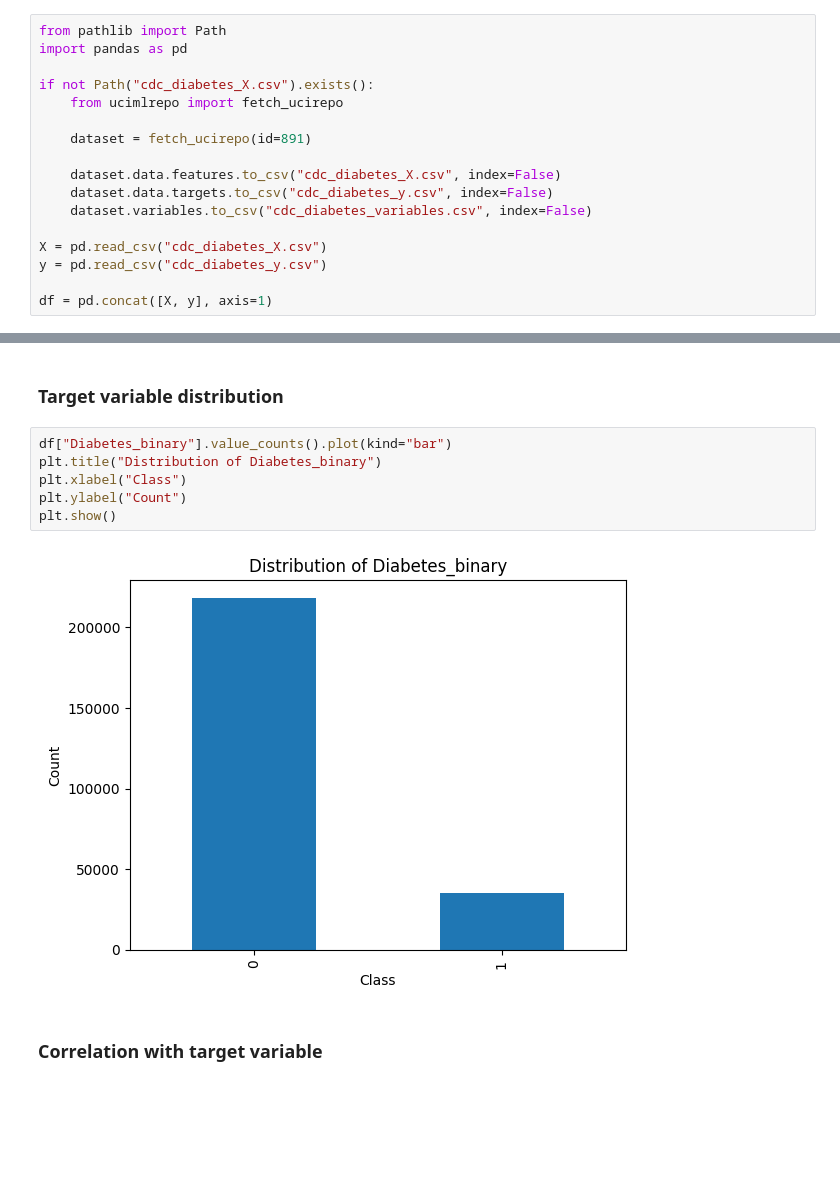
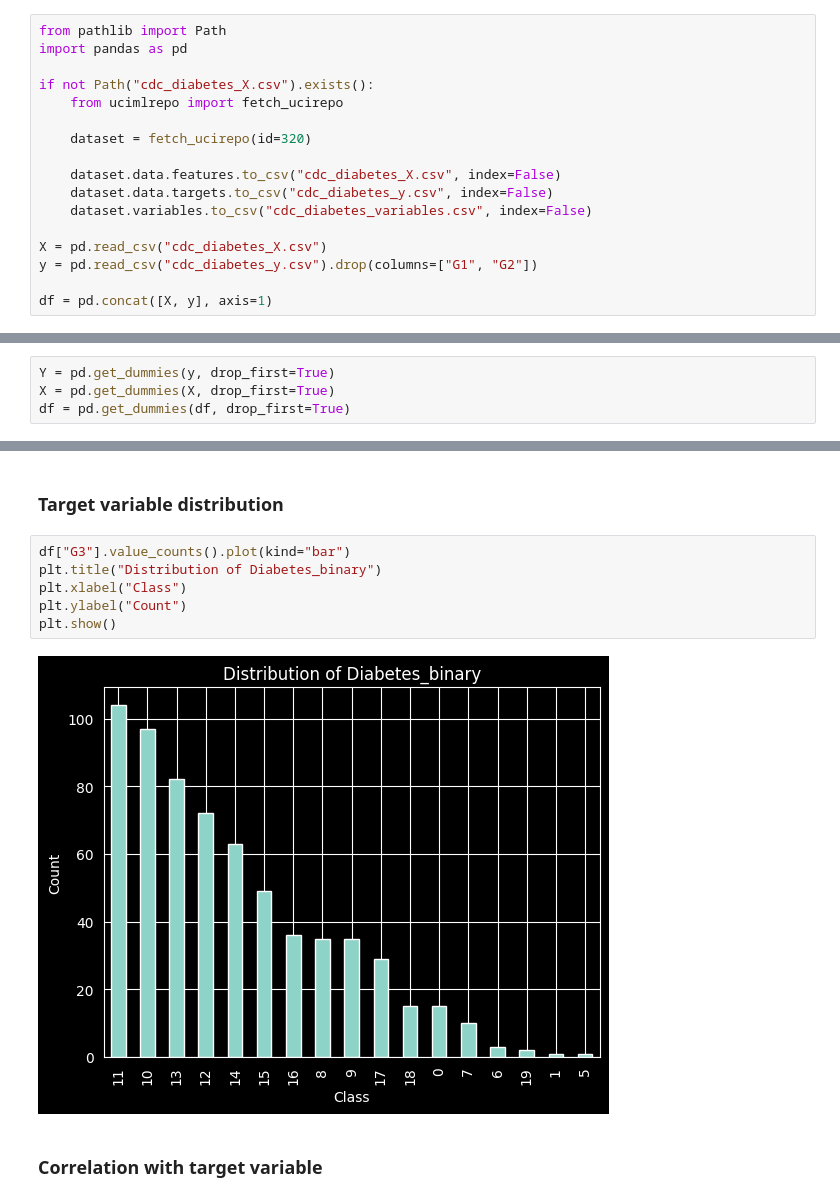
Before and after one commit to matiz22/DimensionalityReduction, a Jupyter notebook: main.ipynb, the cells around one changed output, grey strips where cells are left out. Cells and saved outputs as stored; diff of their text form; blank space fills up the shorter version.

```diff
--- a/main.ipynb
+++ b/main.ipynb
@@ -34,14 +34,14 @@ import pandas as pd
 if not Path("cdc_diabetes_X.csv").exists():
     from ucimlrepo import fetch_ucirepo
 
-    dataset = fetch_ucirepo(id=891)
+    dataset = fetch_ucirepo(id=320)
 
     dataset.data.features.to_csv("cdc_diabetes_X.csv", index=False)
     dataset.data.targets.to_csv("cdc_diabetes_y.csv", index=False)
     dataset.variables.to_csv("cdc_diabetes_variables.csv", index=False)
 
 X = pd.read_csv("cdc_diabetes_X.csv")
-y = pd.read_csv("cdc_diabetes_y.csv")
+y = pd.read_csv("cdc_diabetes_y.csv").drop(columns=["G1", "G2"])
 
 df = pd.concat([X, y], axis=1)
 # %% [markdown]
@@ -74,3 +74,7 @@ with pd.option_context("display.max_colwidth", None):
+# %%
+Y = pd.get_dummies(y, drop_first=True)
+X = pd.get_dummies(X, drop_first=True)
+df = pd.get_dummies(df, drop_first=True)
 # %% [markdown]
 ## Features exploration
 # %%
@@ -153,13 +159,13 @@ y.describe()
 # %% [markdown]
 ### Target variable distribution
 # %%
-df["Diabetes_binary"].value_counts().plot(kind="bar")
+df["G3"].value_counts().plot(kind="bar")
 plt.title("Distribution of Diabetes_binary")
 plt.xlabel("Class")
 plt.ylabel("Count")
 plt.show()
 # %% [output]
-[figure, old version]
+[figure, new version]
 # %% [markdown]
 ### Correlation with target variable
 # %%
```
Also changed, not shown: parts of 25 cells of this notebook.
